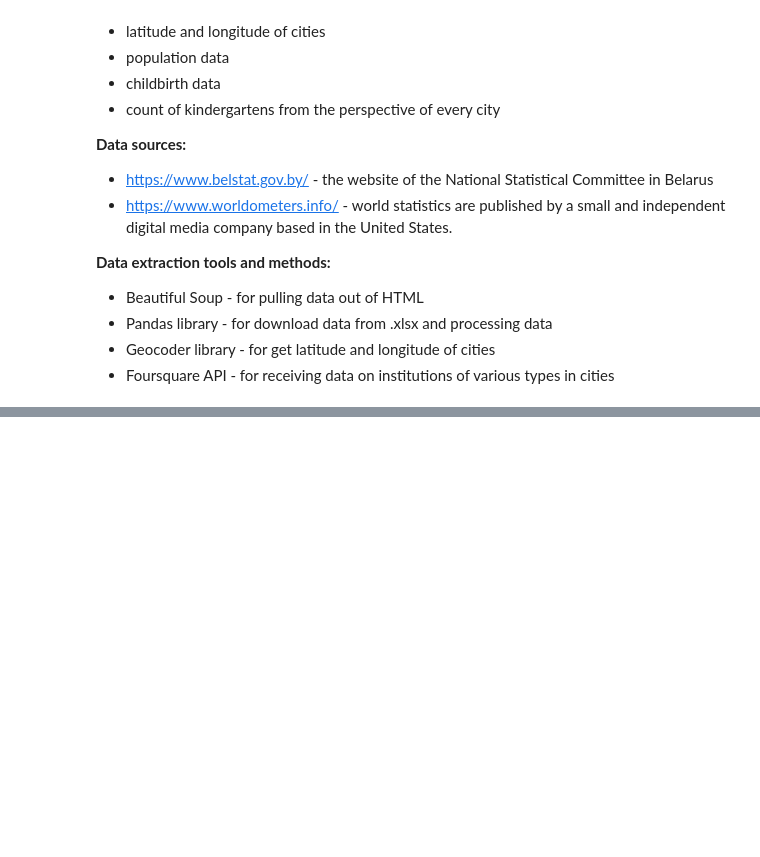
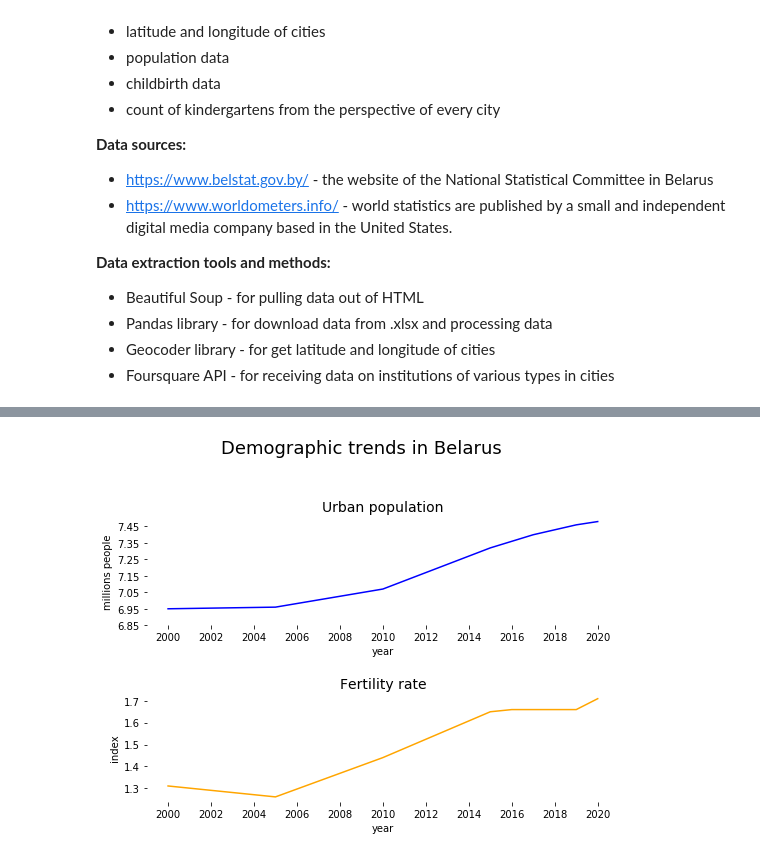
Before and after one commit to VerbenaDemissa/Coursera_Capstone, a Jupyter notebook: Pre-primary Education in Belarus.ipynb, the cells around one changed output, grey strips where cells are left out. Cells and saved outputs as stored; diff of their text form; code cells hidden in the pictures; blank space fills up the shorter version.

Commit message:
Add Methodology, Results sections

```diff
--- a/Pre-primary Education in Belarus.ipynb
+++ b/Pre-primary Education in Belarus.ipynb
@@ -80,0 +135,4 @@ To solve the problem we need the following data:
+# %%
+# get data from table with urban population and fertility rate
+df_trend = pd.read_html(str(table))[-3]
+df_trend.head(5)
@@ -80,0 +146,47 @@ To solve the problem we need the following data:
+# %%
+# pre-processing data about urban population and fertility rate
+df_trend.dropna(inplace = True) #remove rows with NaN values
+df_trend.reset_index(drop=True, inplace=True) #update counting index
+
+years = df_trend['Year'].head(9).values # only fresh years (from 2000)
+years = list(reversed(years)) # reorder from old to new
+
+fertility = df_trend['Fertility Rate'].head(9).values
+fertility = list(reversed(fertility))
+
+urban = df_trend['Urban Population'].head(9).values
+urban = list(reversed(urban))
+urban = [round(item/1000000,2) for item in urban] # to simplify, transform 7 523 567 to 7.52
+# %%
+# Data Visualization about urban population and fertility rate
+locator = matplotlib.ticker.MultipleLocator(2)
+formatter = matplotlib.ticker.StrMethodFormatter("{x:.0f}")
+
+
+fig, (ax1, ax2) = plt.subplots(nrows=2, ncols=1,figsize=(8, 6))
+
+fig.suptitle('Demographic trends in Belarus', fontsize=18)
+
+ax1.plot(years, urban, color='blue')
+ax1.set_title('Urban population', fontsize=14)
+ax1.set_xlabel('year')
+ax1.set_ylabel('millions people')
+ax1.set(frame_on=False)
+ax1.xaxis.set_major_locator(locator)
+ax1.xaxis.set_major_formatter(formatter)
+ax1.set_yticks(np.arange(min(urban)-0.1,max(urban),0.1))
+
+ax2.plot(years, fertility, color='orange')
+ax2.set_title('Fertility rate', fontsize=14)
+ax2.set_xlabel('year')
+ax2.set_ylabel('index')
+ax2.set(frame_on=False)
+ax2.xaxis.set_major_locator(locator)
+ax2.xaxis.set_major_formatter(formatter)
+
+fig.tight_layout(pad =3)
+
+plt.subplots_adjust(top=0.8)
+plt.show()
+# %% [output]
+[figure, added]
```
Also changed, not shown: parts of 20 cells of this notebook, 1 other file.
